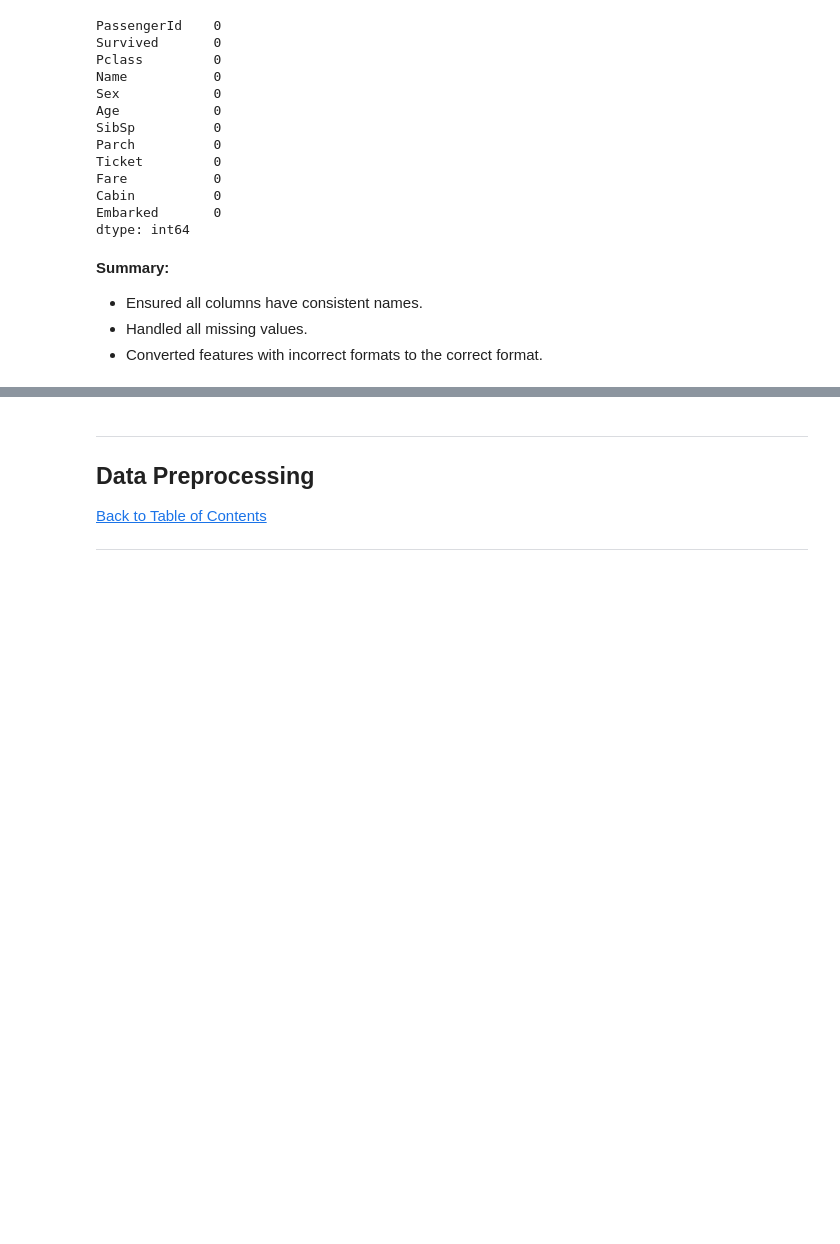
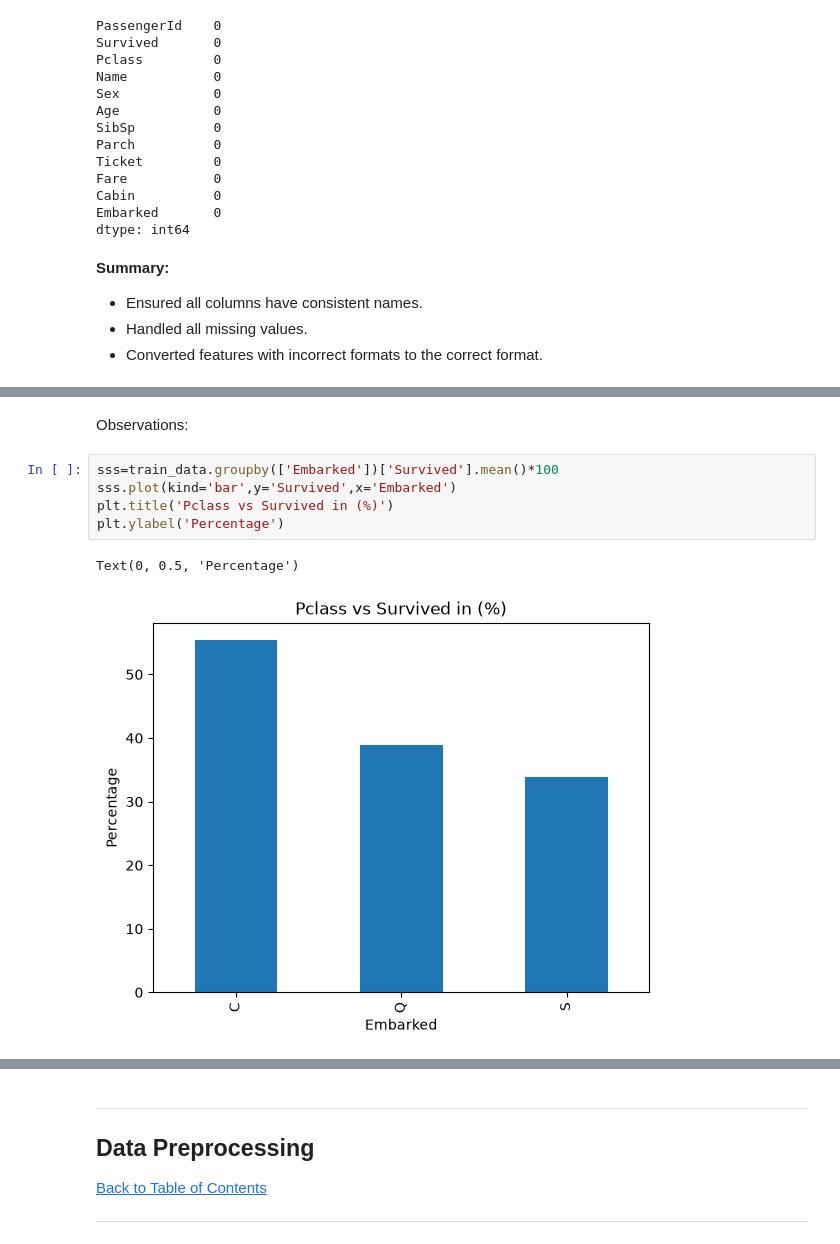
Before and after one commit to johannesmakgetha/Titanic---Machine-Learning-from-Disaster, a Jupyter notebook: notebook.ipynb, the cells around one changed output, grey strips where cells are left out. Drawn from its saved outputs; the diff is of its cells as text; blank space fills up the shorter version.

```diff
--- a/notebook.ipynb
+++ b/notebook.ipynb
@@ -205,0 +259,10 @@ dtype: int64
+# %% [markdown]
+Observations:
+# %%
+sss=train_data.groupby(['Embarked'])['Survived'].mean()*100
+sss.plot(kind='bar',y='Survived',x='Embarked')
+plt.title('Pclass vs Survived in (%)')
+plt.ylabel('Percentage')
+# %% [output]
+Text(0, 0.5, 'Percentage')
+[figure, added]
```
Also changed, not shown: parts of 28 cells of this notebook.
